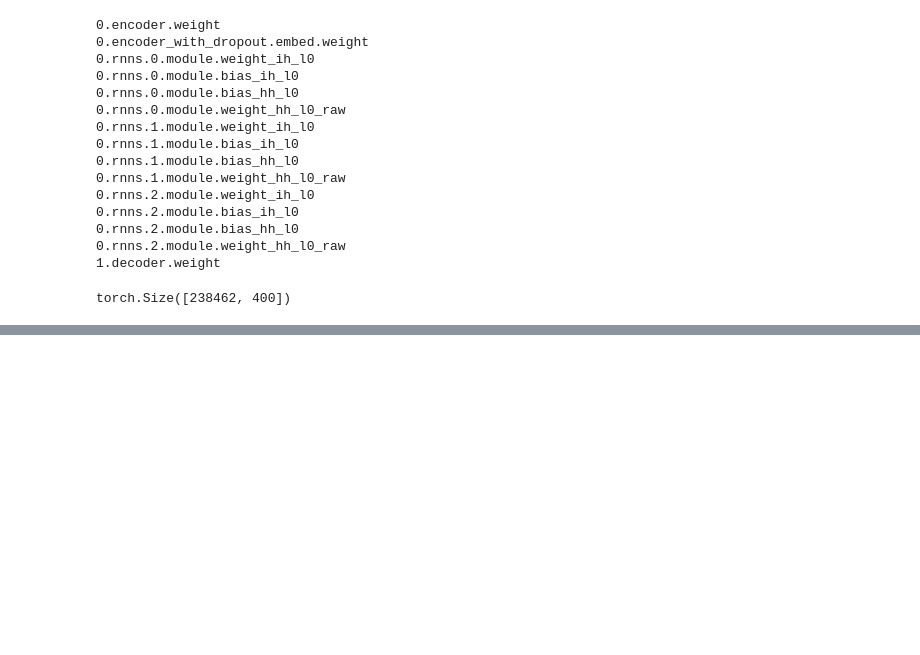
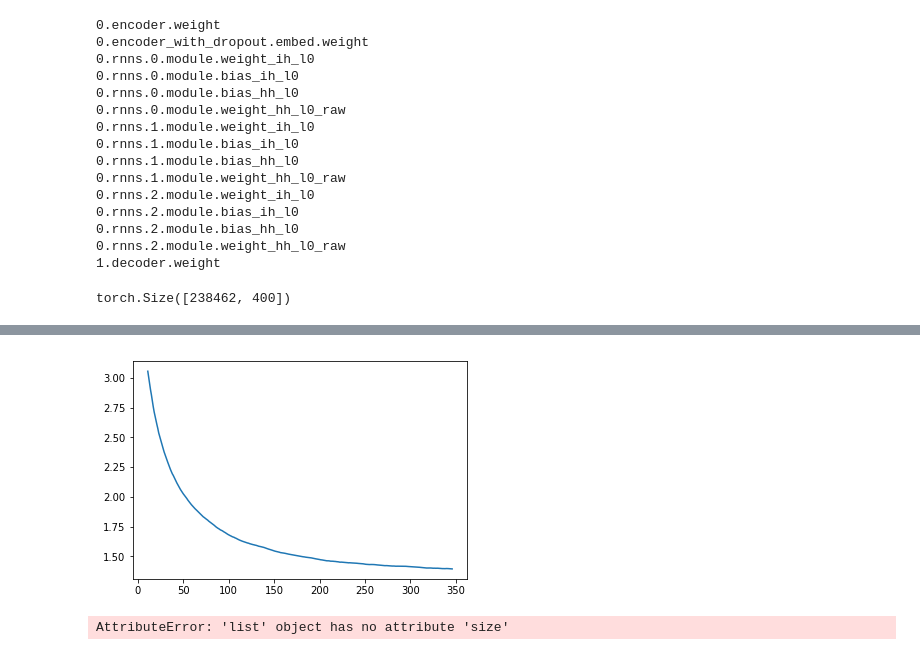
Before and after one commit to musedivision/deeplearning, a Jupyter notebook: volume/wikitext-FitLam.ipynb, the cells around one changed output, grey strips where cells are left out. Cells and saved outputs as stored; diff of their text form; code cells hidden in the pictures; blank space fills up the shorter version.

Commit message:
model runs but needs to test it

```diff
--- a/volume/wikitext-FitLam.ipynb
+++ b/volume/wikitext-FitLam.ipynb
@@ -133,0 +203,6 @@ row_mean = enc_wgts.mean(0)
+# %%
+learner= md.get_model(opt_fn, em_sz, nh, nl,
+    dropouti=drops[0], dropout=drops[1], wdrop=drops[2], dropoute=drops[3], dropouth=drops[4])
+
+learner.metrics = [accuracy]
+learner.unfreeze()
@@ -133,0 +211,7 @@ row_mean = enc_wgts.mean(0)
+# %%
+learner.model.load_state_dict(torch.load(PATH/'fwd_hemingway.h5', map_location=lambda storage, loc: storage))
+# %%
+lr=1e-3
+lrs = lr
+# %%
+learner.fit(lrs/2, 1, wds=wd, use_clr=(32,2), cycle_len=1)
@@ -133,0 +223,4 @@ row_mean = enc_wgts.mean(0)
+# %%
+learner.sched.plot_loss()
+# %% [output]
+[figure, added]
@@ -133,0 +258,4 @@ row_mean = enc_wgts.mean(0)
+# %%
+brave_test('Hello there', 15)
+# %% [output]
+AttributeError: 'list' object has no attribute 'size'
```
Also changed, not shown: parts of 26 cells of this notebook.
